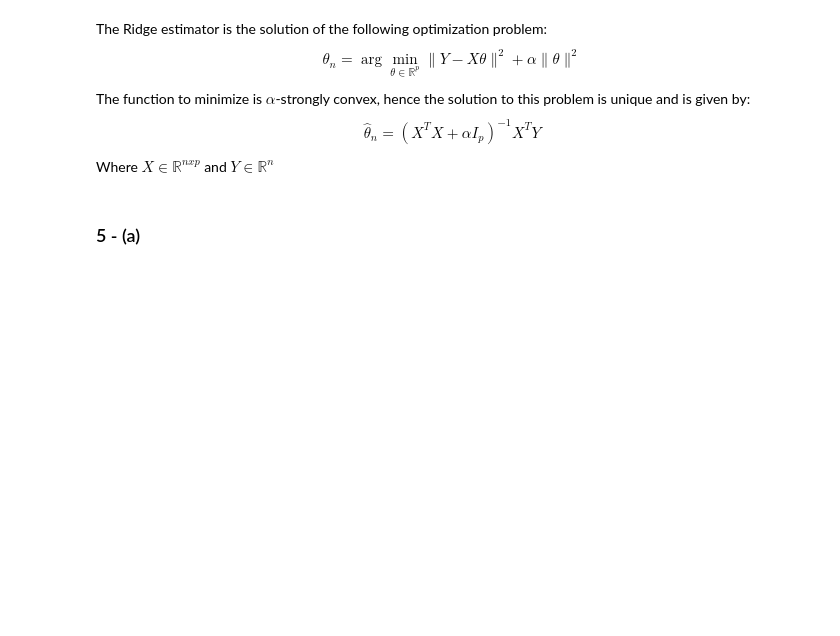
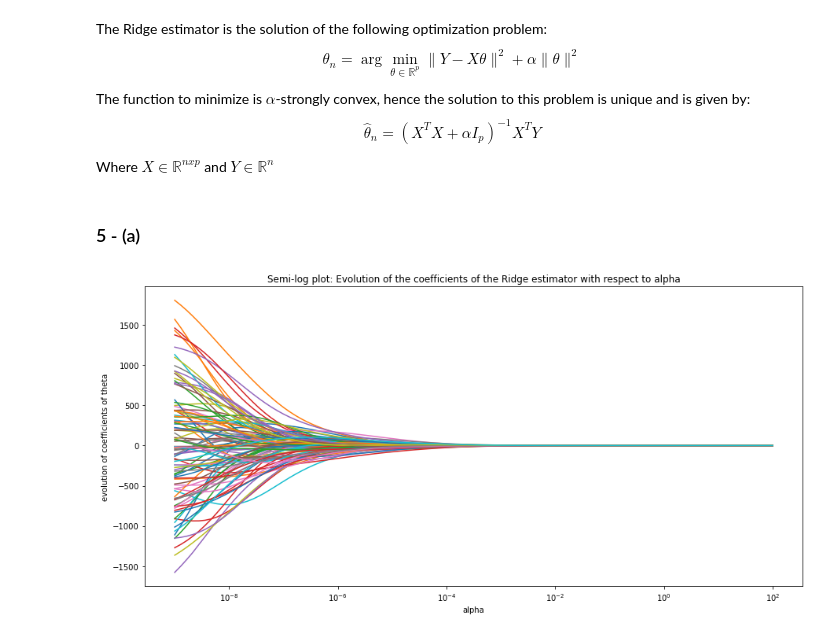
Before and after one commit to elfirdoussilab1/Linear-models, a Jupyter notebook: TP2.ipynb, the cells around one changed output. Cells and saved outputs as stored; diff of their text form; code cells hidden in the pictures; blank space fills up the shorter version.

Commit message:
Ridge almost finished

```diff
--- a/TP2.ipynb
+++ b/TP2.ipynb
@@ -280,10 +280,27 @@ Where $X \in \mathbb{R}^{n x p}$ and $ Y \in \mathbb{R}^n $
 # %%
 # Programming the ridge estimator
 def Ridge(X,Y,alpha):
-    p = x.shape[1]
-    return np.linalg.inv( (X.T @ X) + alpha* np.ones((p,p))) @ X.T @ Y
+    p = X.shape[1]
+    return np.linalg.inv( X.T @ X + alpha* np.eye(p)) @ X.T @ Y
 # %% [markdown]
 ### 5 - (a)
-# %%
-# Set of values of alpha
-alpha = linspace(1e-9, 100,
+# %%
+# Set of values of alpha
+alpha_interval = np.logspace(np.log10(1e-9), np.log10(100), num=100)
+
+# Computing the ridge estimators for each alpha and storing results in a list called estimators
+estimators = Ridge(X_train_scaled, y_train_scaled, alpha_interval[0])
+
+for alpha in alpha_interval[1:]:
+    estimators = np.hstack((estimators,Ridge(X_train_scaled, y_train_scaled, alpha)))
+
+# Plotting the evolution
+plt.figure(figsize=(15,7))
+for i in range(len(estimators)):
+    plt.semilogx(alpha_interval, estimators[i])
+plt.xlabel("alpha")
+plt.ylabel("evolution of coefficients of theta")
+plt.title("Semi-log plot: Evolution of the coefficients of the Ridge estimator with respect to alpha")
+plt.show()
+# %% [output]
+[figure, added]
```
Also changed, not shown: parts of 9 cells of this notebook.
